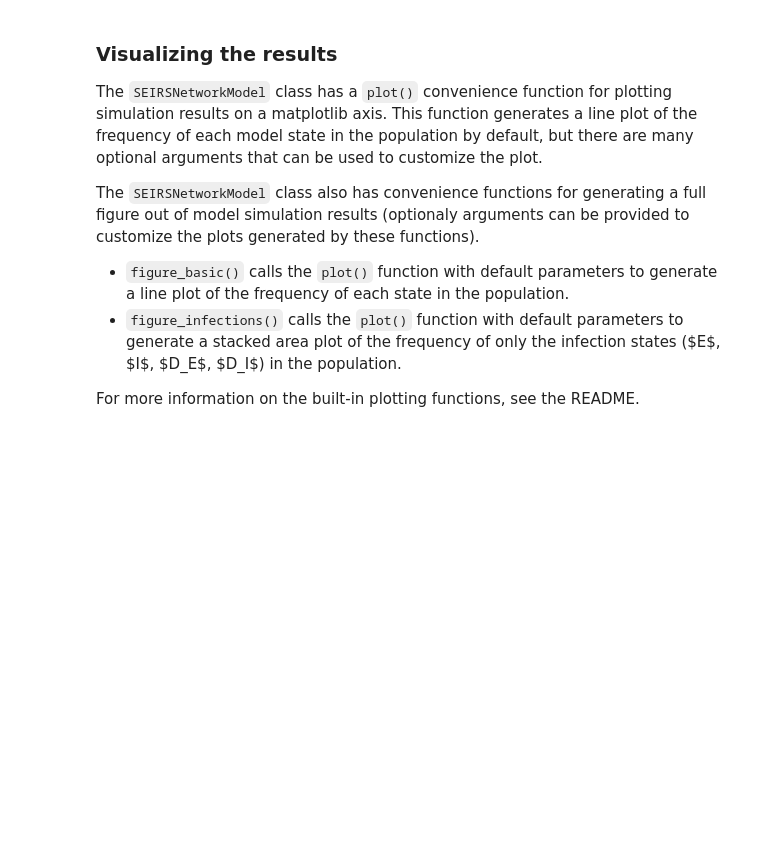
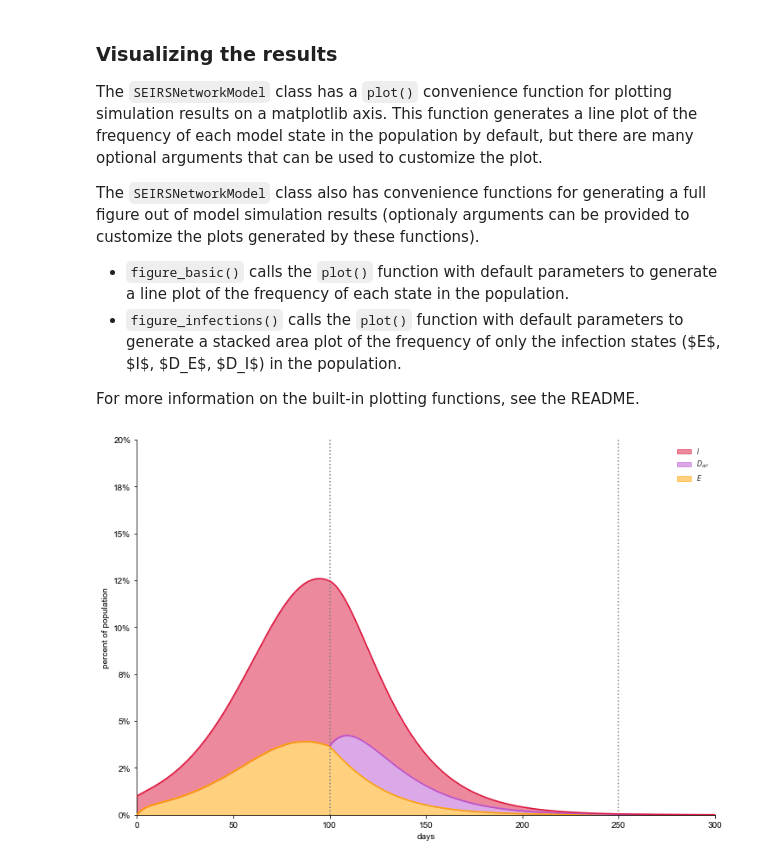
Before and after one commit to ryansmcgee/seirsplus, a Jupyter notebook: examples/deterministic_model_demo.ipynb, the cells around one changed output. Saved outputs shown, nothing was run; the diff lists cells and outputs as text; code cells hidden in the pictures; blank space fills up the shorter version.

````diff
--- a/examples/deterministic_model_demo.ipynb
+++ b/examples/deterministic_model_demo.ipynb
@@ -58,10 +58,11 @@ Model parameters can be easily changed during a simulation run using checkpoints
 
 *The checkpoints shown here correspond to starting social distancing (transmission rate ```beta``` reduced) and testing at time ```t=20``` (testing rates ```theta_E``` and ```theta_I``` are set to non-zero values) and then stopping social distancing at time ```t=100``` (```beta``` returned to its "normal" value; testing params remain non-zero).*
 # %%
-checkpoints = {'t':       [20, 100],
-               'beta':    [0.07, 0.147],
+checkpoints = {'t':       [100, 250],
+               'beta':    [0.147, 0.147],
                'theta_E': [0.02, 0.02],
-               'theta_I': [0.02, 0.02]}
+               'theta_I': [0.02, 0.02]
+              }
 # %% [markdown]
 ### Running the simulation
 # %%
@@ -78,4 +83,6 @@
 
 For more information on the built-in plotting functions, see the README.
 # %%
-model.figure_infections(vlines=checkpoints['t'], ylim=0.15)
+model.figure_infections(vlines=checkpoints['t'], ylim=0.2)
+# %% [output]
+[figure, added]
````
Also changed, not shown: parts of 6 cells of this notebook, 8 other files.
